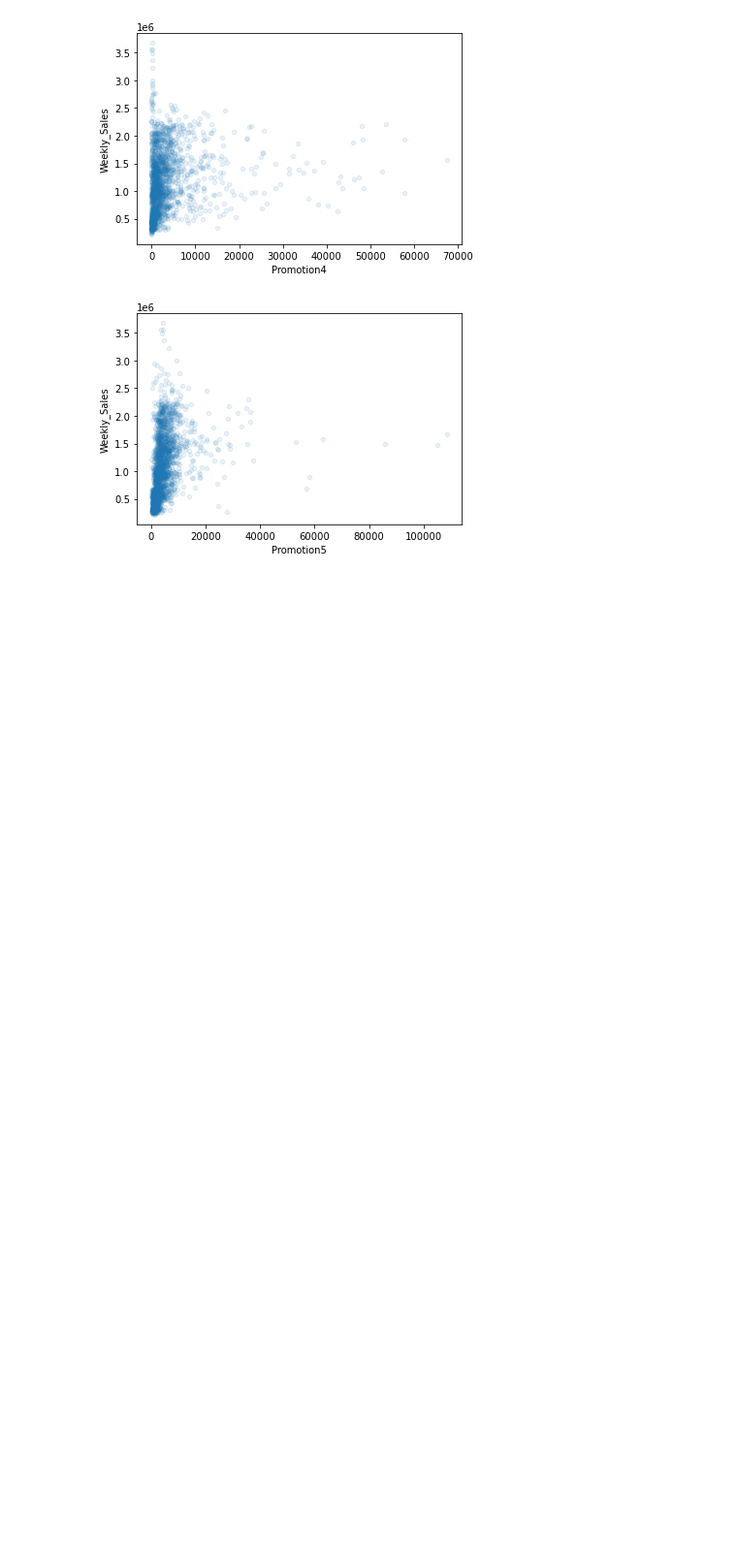
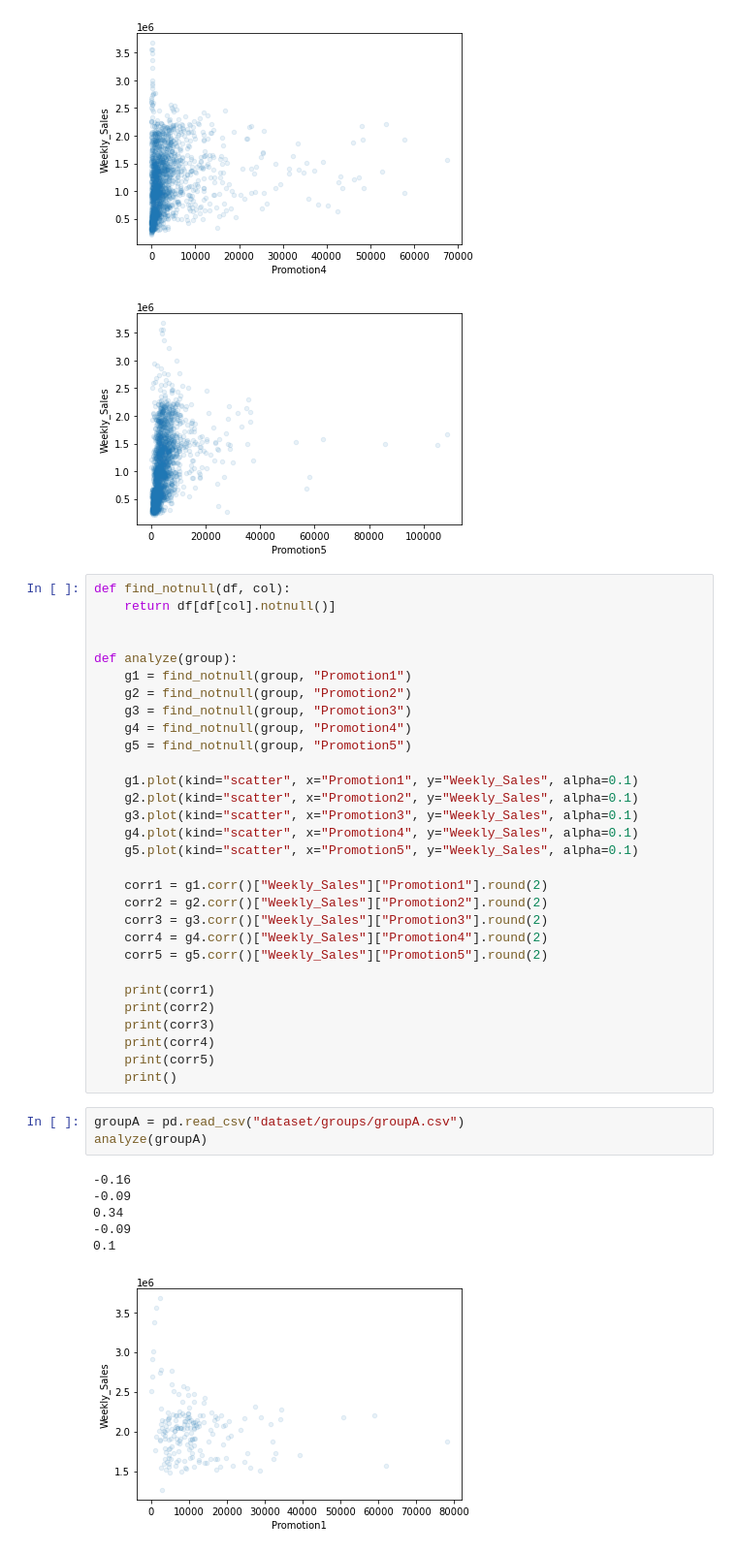
Before and after one commit to sungjk1999/dacon-sales-forecast, a Jupyter notebook: Promotion attribute analysis.ipynb, the cells around one changed output. Shown at 97% size. Saved outputs shown, nothing was run; the diff lists cells and outputs as text; blank space fills up the shorter version.

Commit message:
Grouppping test

```diff
--- a/Promotion attribute analysis.ipynb
+++ b/Promotion attribute analysis.ipynb
@@ -41,3 +41,43 @@ Promo5 = 0.3
 [figure]
 [figure]
 [figure]
+# %%
+def find_notnull(df, col):
+    return df[df[col].notnull()]
+
+
+def analyze(group):
+    g1 = find_notnull(group, "Promotion1")
+    g2 = find_notnull(group, "Promotion2")
+    g3 = find_notnull(group, "Promotion3")
+    g4 = find_notnull(group, "Promotion4")
+    g5 = find_notnull(group, "Promotion5")
+
+    g1.plot(kind="scatter", x="Promotion1", y="Weekly_Sales", alpha=0.1)
+    g2.plot(kind="scatter", x="Promotion2", y="Weekly_Sales", alpha=0.1)
+    g3.plot(kind="scatter", x="Promotion3", y="Weekly_Sales", alpha=0.1)
+    g4.plot(kind="scatter", x="Promotion4", y="Weekly_Sales", alpha=0.1)
+    g5.plot(kind="scatter", x="Promotion5", y="Weekly_Sales", alpha=0.1)
+
+    corr1 = g1.corr()["Weekly_Sales"]["Promotion1"].round(2)
+    corr2 = g2.corr()["Weekly_Sales"]["Promotion2"].round(2)
+    corr3 = g3.corr()["Weekly_Sales"]["Promotion3"].round(2)
+    corr4 = g4.corr()["Weekly_Sales"]["Promotion4"].round(2)
+    corr5 = g5.corr()["Weekly_Sales"]["Promotion5"].round(2)
+
+    print(corr1)
+    print(corr2)
+    print(corr3)
+    print(corr4)
+    print(corr5)
+    print()
+# %%
+groupA = pd.read_csv("dataset/groups/groupA.csv")
+analyze(groupA)
+# %% [output]
+-0.16
+-0.09
+0.34
+-0.09
+0.1
+[figure, added]
```
Also changed, not shown: parts of 4 cells of this notebook, 3 other files.
